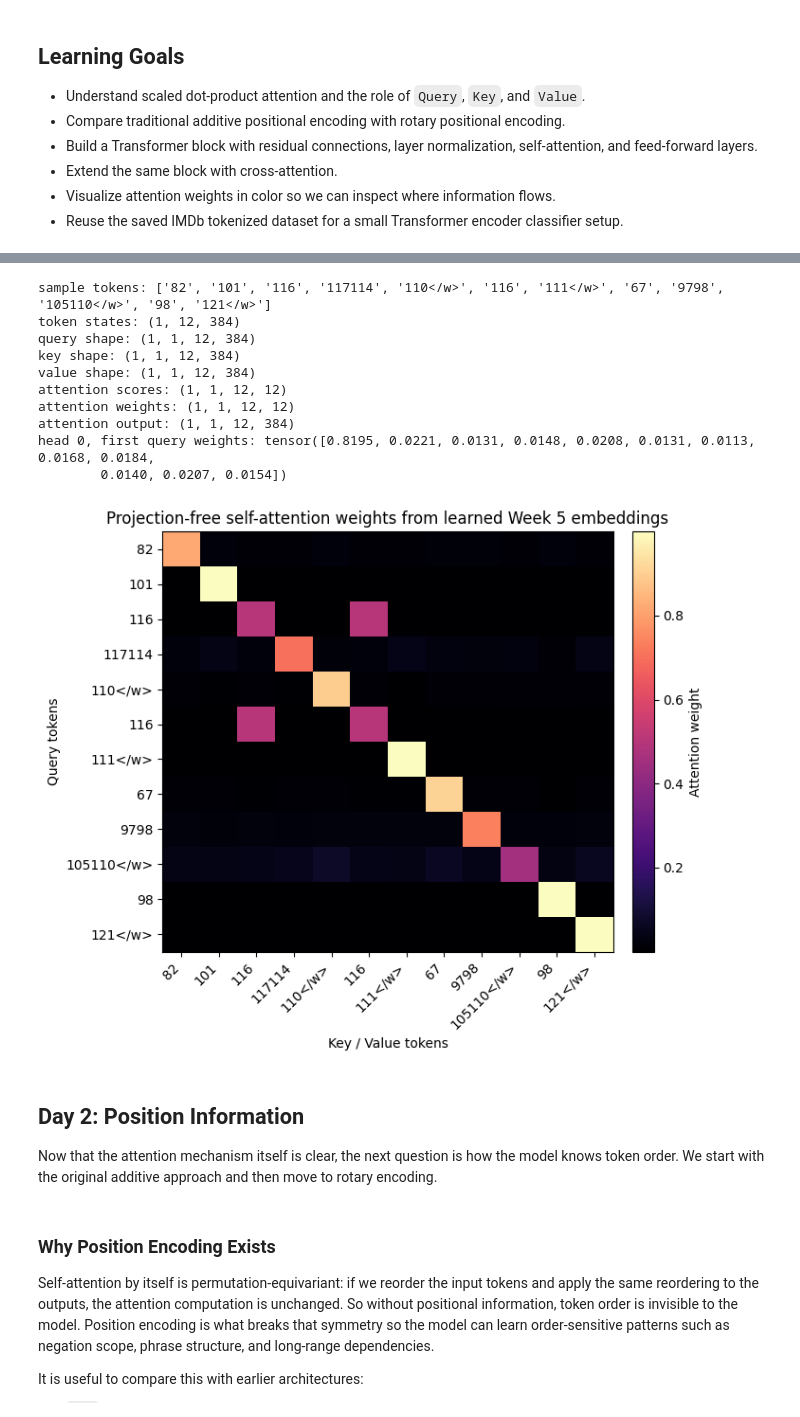
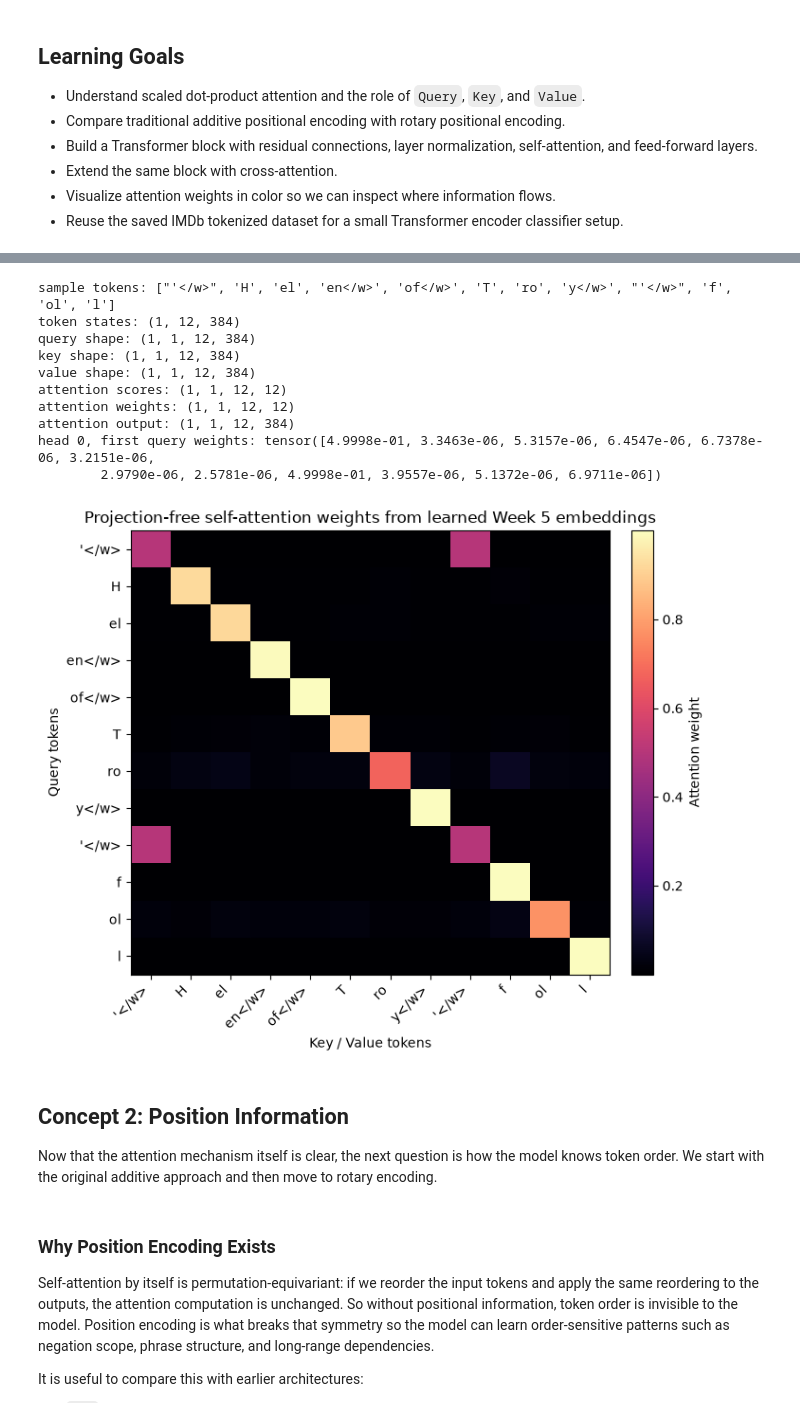
Before and after one commit to mdossett204/AI-maths-foundations, a Jupyter notebook: NLP-learning-notebooks/week6-transformer/Week_6_transformer_attention.ipynb, the cells around one changed output, grey strips where cells are left out. Saved outputs shown, nothing was run; the diff lists cells and outputs as text; code cells hidden in the pictures.

```diff
--- a/NLP-learning-notebooks/week6-transformer/Week_6_transformer_attention.ipynb
+++ b/NLP-learning-notebooks/week6-transformer/Week_6_transformer_attention.ipynb
@@ -88,2 +76,8 @@ attention_masks shape: (50000, 128)
 vocab size: 590
 pad id: 589
+# %%
+train_loader = DataLoader(train_ds, batch_size=32, shuffle=True)
+val_loader = DataLoader(val_ds, batch_size=32)
+test_loader = DataLoader(test_ds, batch_size=32)
+
+print(f"train: {len(train_ds)} | val: {len(val_ds)} | test: {len(test_ds)}")
@@ -116,17 +112,19 @@ Important caution: even with a learned embedding matrix, this is still not a tra
 
 When the same sequence produces `Q`, `K`, and `V`, we call it **self-attention**.
 # %%
-dan_state = torch.load(paths["dan_state"], map_location=device, weights_only=True)
-embedding_weight = dan_state["embedding.weight"].to(device)
+embedding_layer = torch.load("../week3-embedding/models/imdb_embedding_layer.pt", map_location=device, weights_only=True)
+embedding_weight = embedding_layer["weight"].to(device)
 embedding_dim = embedding_weight.size(1)
+embedding = nn.Embedding(vocab_size, embedding_dim, padding_idx=pad_id)
 
 # Pick one real IMDb example and trim to a short non-pad prefix for visualization.
-sample_index = 204
-sample_length = int(attention_masks[sample_index].sum().item())
+batch_input_ids, batch_masks, batch_labels = next(iter(train_loader))
+sample_index = 17
+sample_length = int(batch_masks[sample_index].sum().item())
 display_len = min(12, sample_length)
-sample_ids = input_ids[sample_index : sample_index + 1, :display_len].to(device)
-sample_mask = attention_masks[sample_index : sample_index + 1, :display_len].to(device)
-sample_tokens = [id_to_token[int(token_id)] for token_id in sample_ids[0].tolist()]
+sample_ids = batch_input_ids[sample_index : sample_index + 1, :display_len].to(device)
+sample_mask = batch_masks[sample_index : sample_index + 1, :display_len].to(device)
+sample_tokens = [id_to_token[token_id] for token_id in sample_ids[0].tolist()]
 
 token_states = embedding_weight[sample_ids]
 query = token_states.unsqueeze(1)
@@ -146,39 +144,39 @@ attention_output, attention_weights = scaled_dot_product_attention(
 score_scale = embedding_dim ** -0.5
 attention_scores = torch.matmul(query, key.transpose(-2, -1)) * score_scale
 attention_scores = attention_scores.masked_fill(~attention_mask, torch.finfo(attention_scores.dtype).min)
 
 print("sample tokens:", sample_tokens)
 print("token states:", tuple(token_states.shape))
 print("query shape:", tuple(query.shape))
 print("key shape:", tuple(key.shape))
 print("value shape:", tuple(value.shape))
 print("attention scores:", tuple(attention_scores.shape))
 print("attention weights:", tuple(attention_weights.shape))
 print("attention output:", tuple(attention_output.shape))
 print("head 0, first query weights:", attention_weights[0, 0, 0].detach().cpu())
 
 plot_attention_heatmap(
     attention_weights,
     sample_tokens,
     key_tokens=None,
     title="Projection-free self-attention weights from learned Week 5 embeddings",
     head=0,
     batch_idx=0,
 )
 # %% [output]
-sample tokens: ['82', '101', '116', '117114', '110</w>', '116', '111</w>', '67', '9798', '105110</w>', '98', '121</w>']
+sample tokens: ["'</w>", 'H', 'el', 'en</w>', 'of</w>', 'T', 'ro', 'y</w>', "'</w>", 'f', 'ol', 'l']
 token states: (1, 12, 384)
 query shape: (1, 1, 12, 384)
 key shape: (1, 1, 12, 384)
 value shape: (1, 1, 12, 384)
 attention scores: (1, 1, 12, 12)
 attention weights: (1, 1, 12, 12)
 attention output: (1, 1, 12, 384)
-head 0, first query weights: tensor([0.8195, 0.0221, 0.0131, 0.0148, 0.0208, 0.0131, 0.0113, 0.0168, 0.0184,
-        0.0140, 0.0207, 0.0154])
+head 0, first query weights: tensor([4.9998e-01, 3.3463e-06, 5.3157e-06, 6.4547e-06, 6.7378e-06, 3.2151e-06,
+        2.9790e-06, 2.5781e-06, 4.9998e-01, 3.9557e-06, 5.1372e-06, 6.9711e-06])
-[figure, old version]
+[figure, new version]
 # %% [markdown]
-## Day 2: Position Information
+## Concept 2: Position Information
 Now that the attention mechanism itself is clear, the next question is how the model knows token order. We start with the original additive approach and then move to rotary encoding.
 # %% [markdown]
 ### Why Position Encoding Exists
```
Also changed, not shown: parts of 24 cells of this notebook, 2 other files.
